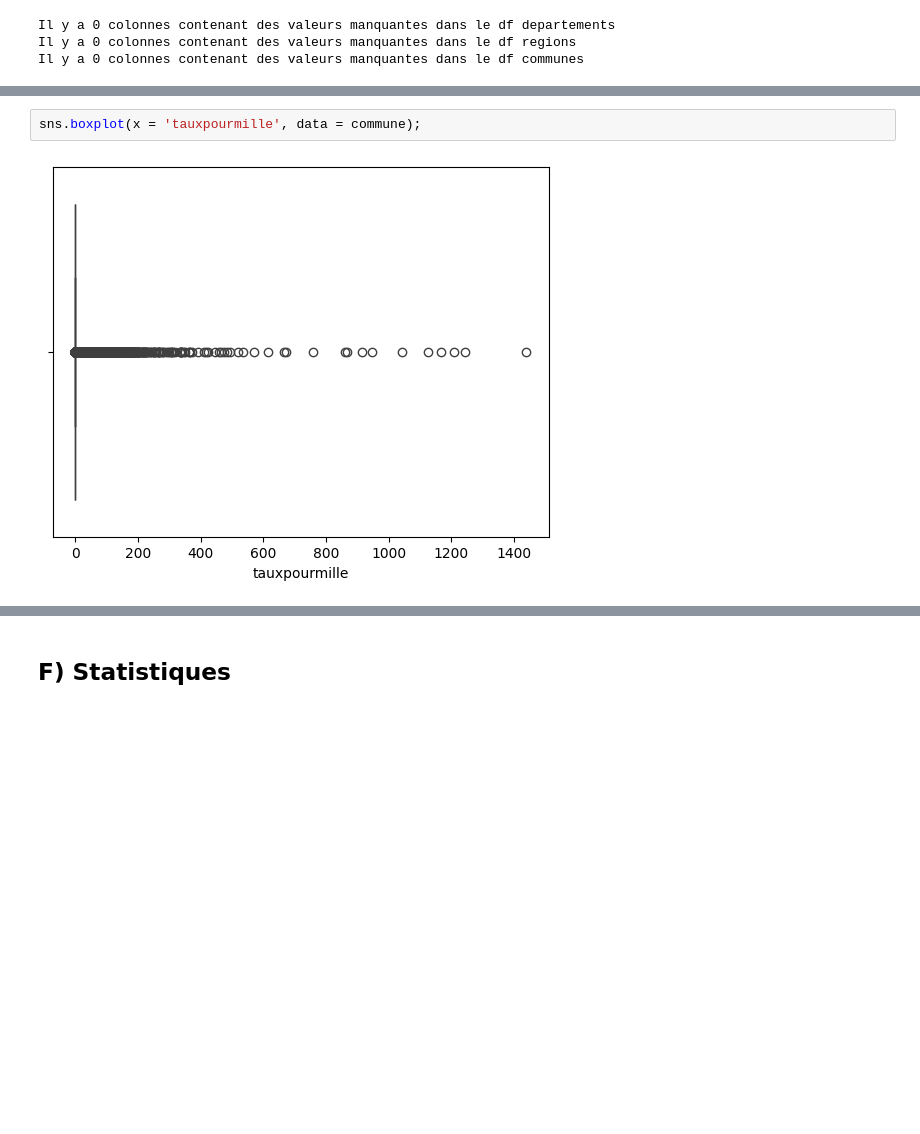
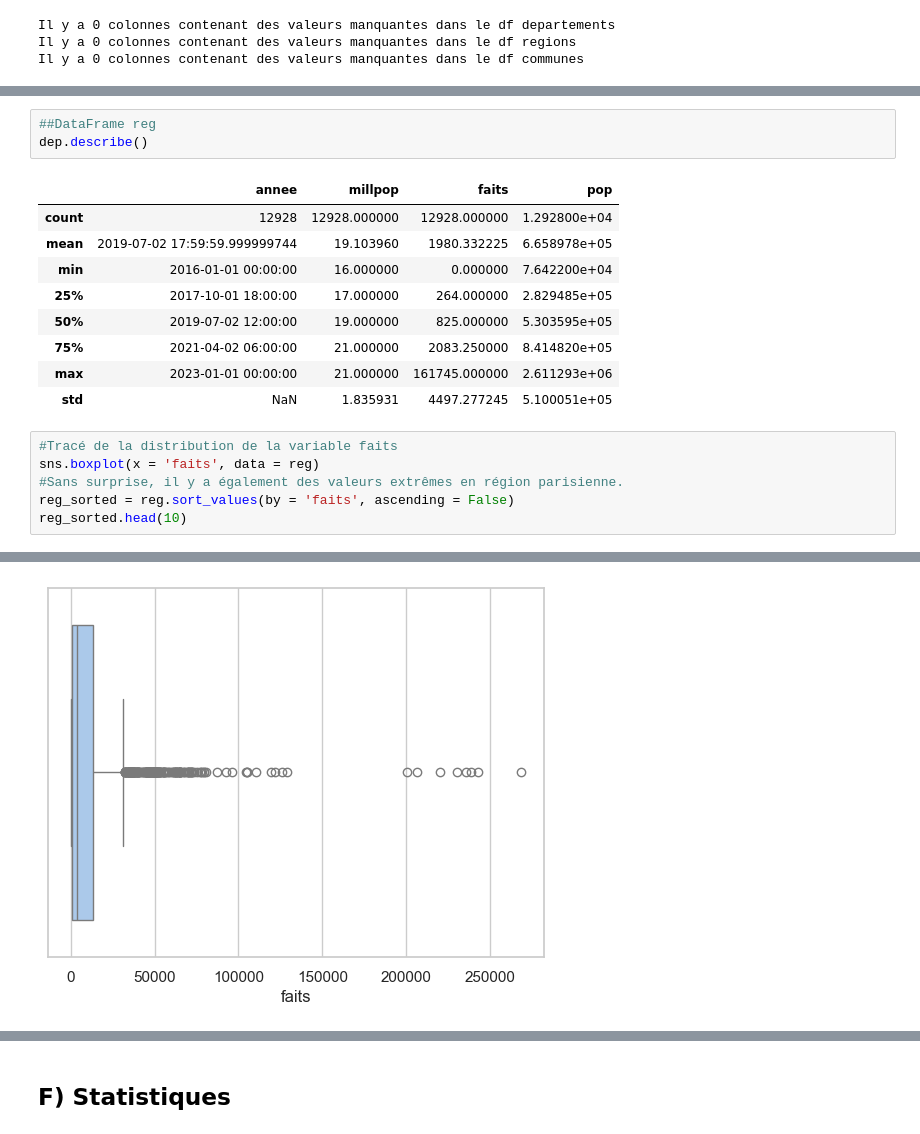
Before and after one commit to G-RELIQUET/Etude_Statistique_Delinquance, a Jupyter notebook: Etude.ipynb, the cells around one changed output, grey strips where cells are left out. Cells and saved outputs as stored; diff of their text form; blank space fills up the shorter version.

```diff
--- a/Etude.ipynb
+++ b/Etude.ipynb
@@ -340,4 +339,20 @@ comm_sorted2.tail(10)
 # %%
-sns.boxplot(x = 'tauxpourmille', data = commune);
+##DataFrame reg
+dep.describe()
 # %% [output]
-[figure, removed]
+|  | annee | millpop | faits | pop |
+| count | 12928 | 12928.000000 | 12928.000000 | 1.292800e+04 |
+| mean | 2019-07-02 17:59:59.999999744 | 19.103960 | 1980.332225 | 6.658978e+05 |
+| min | 2016-01-01 00:00:00 | 16.000000 | 0.000000 | 7.642200e+04 |
+| 25% | 2017-10-01 18:00:00 | 17.000000 | 264.000000 | 2.829485e+05 |
+| 50% | 2019-07-02 12:00:00 | 19.000000 | 825.000000 | 5.303595e+05 |
+| 75% | 2021-04-02 06:00:00 | 21.000000 | 2083.250000 | 8.414820e+05 |
+| max | 2023-01-01 00:00:00 | 21.000000 | 161745.000000 | 2.611293e+06 |
+| std | NaN | 1.835931 | 4497.277245 | 5.100051e+05 |
+# %%
+#Tracé de la distribution de la variable faits
+sns.boxplot(x = 'faits', data = reg)
+#Sans surprise, il y a également des valeurs extrêmes en région parisienne.
+reg_sorted = reg.sort_values(by = 'faits', ascending = False)
+reg_sorted.head(10)
+# %% [output]
@@ -343,0 +370 @@ sns.boxplot(x = 'tauxpourmille', data = commune);
+[figure, added]
```
Also changed, not shown: parts of 14 cells of this notebook, 1 other file.
